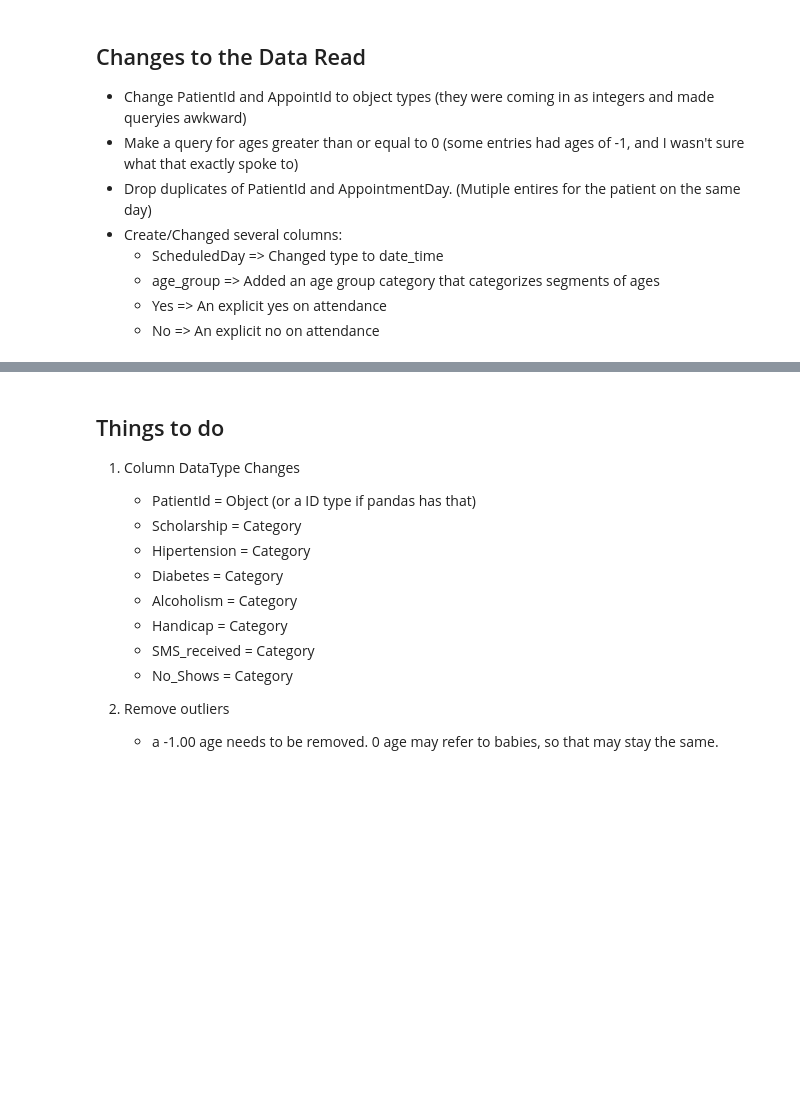
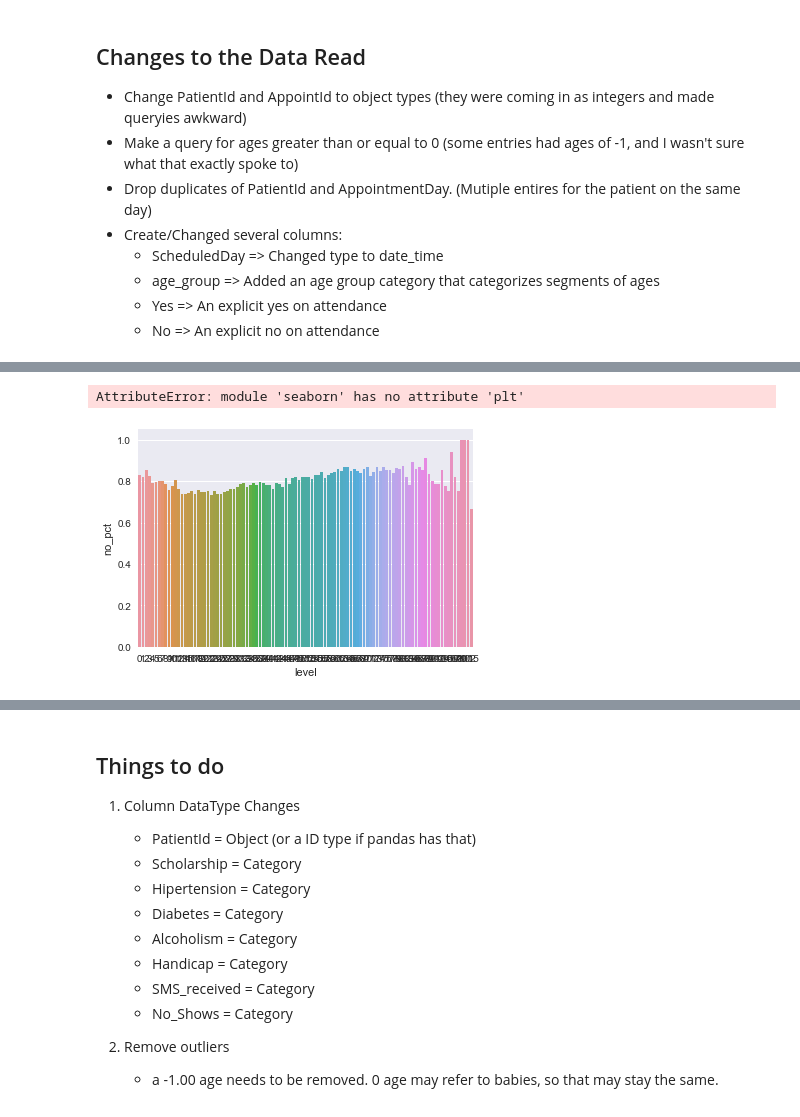
Before and after one commit to datruth29/Udacity-Data-Analyst-Nanodegree, a Jupyter notebook: dandp2-datasetreport/scratchbook_noshow.ipynb, the cells around one changed output, grey strips where cells are left out. Drawn from its saved outputs; the diff is of its cells as text; code cells hidden in the pictures; blank space fills up the shorter version.

```diff
--- a/dandp2-datasetreport/scratchbook_noshow.ipynb
+++ b/dandp2-datasetreport/scratchbook_noshow.ipynb
@@ -138,3 +153,8 @@ get_levels(data, 'Scholarship')
+# %%
+graph(data, 'Age')
+# %% [output]
+AttributeError: module 'seaborn' has no attribute 'plt'
+[figure, added]
 # %%
 get_levels(data, 'Hipertension')
 # %%
```
Also changed, not shown: parts of 20 cells of this notebook, 2 other files.
